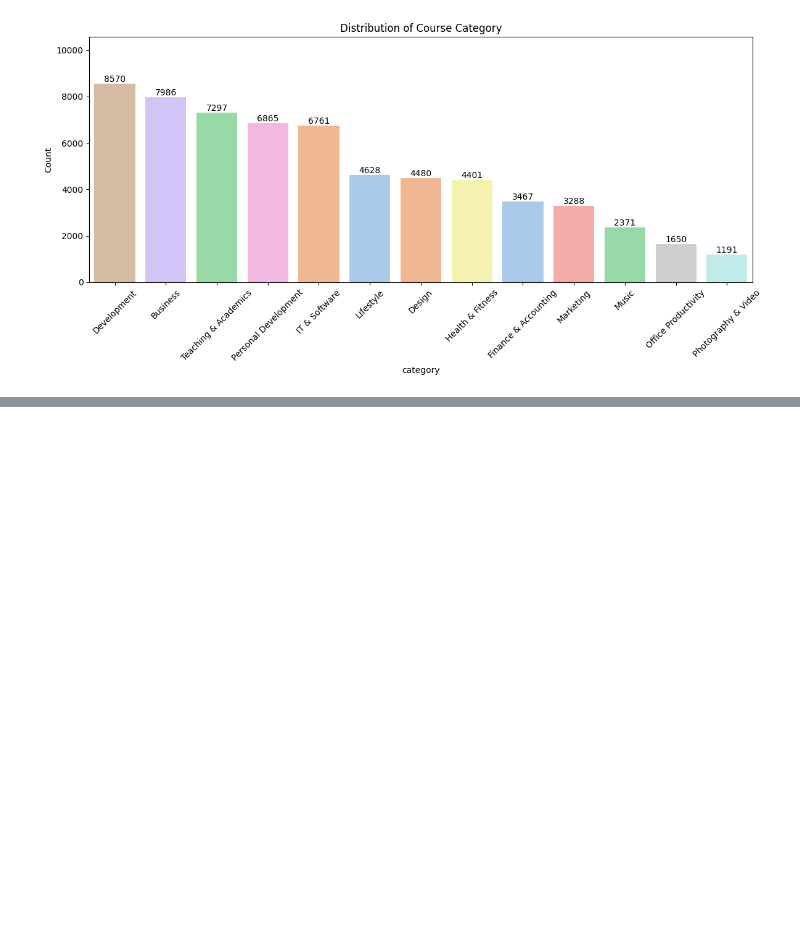
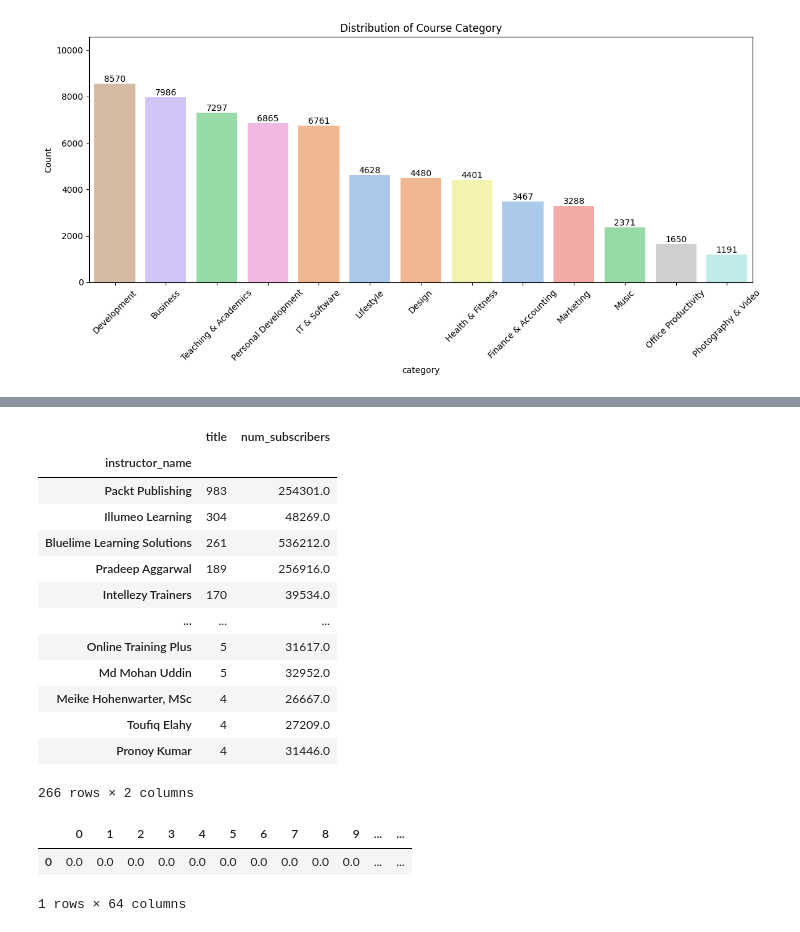
Before and after one commit to MuhammadRhakan/final-project, a Jupyter notebook: Course_Recommendation.ipynb, the cells around one changed output, grey strips where cells are left out. Saved outputs shown, nothing was run; the diff lists cells and outputs as text; code cells hidden in the pictures; blank space fills up the shorter version.

```diff
--- a/Course_Recommendation.ipynb
+++ b/Course_Recommendation.ipynb
@@ -640,3 +710,34 @@ course.info()
+# %%
+def engagement_check(data):
+  engagement = data.copy()
+
+  course_published = engagement.groupby('instructor_name')['title'].count()
+  high_eng = engagement.groupby('instructor_name')['num_subscribers'].sum()
+
+  summary = pd.concat([course_published, high_eng], axis=1)
+
+  top_1_percent = math.ceil(len(summary) * 0.01)
+  summary.head(top_1_percent).sort_values(by='num_subscribers', ascending=False)
+
+  top_1_quantile = summary['num_subscribers'].quantile(0.99)
+  return summary[summary['num_subscribers'] >= top_1_quantile].sort_values(by='title', ascending=False)
+
+engagement_check(course_trim_outliers)
+# %% [output]
+|  | title | num_subscribers |
+| instructor_name |  |  |
+| Packt Publishing | 983 | 254301.0 |
+| Illumeo Learning | 304 | 48269.0 |
+| Bluelime Learning Solutions | 261 | 536212.0 |
+| Pradeep Aggarwal | 189 | 256916.0 |
+| Intellezy Trainers | 170 | 39534.0 |
+| ... | ... | ... |
+| Online Training Plus | 5 | 31617.0 |
+| Md Mohan Uddin | 5 | 32952.0 |
+| Meike Hohenwarter, MSc | 4 | 26667.0 |
+| Toufiq Elahy | 4 | 27209.0 |
+| Pronoy Kumar | 4 | 31446.0 |
+266 rows × 2 columns
 # %%
 def features_type_separation(data):
   semantics = ['title', 'headline']
@@ -672,0 +766,18 @@ semantic_preprocessing(course_dropna, types['semantic'])
+# %%
+def special_treatment_1(data, feature):
+  topic = data[feature].astype(str)
+  labels = [{value: 1} for value in topic]
+
+  hasher = FeatureHasher(n_features=64, input_type='string')
+  hashed_features = hasher.transform(labels)
+
+  hashed = pd.DataFrame(hashed_features.toarray())
+  hashed.columns = hashed.columns.astype(str)
+
+  return hashed
+
+special_treatment_1(course_clean, types['spectreat1'])
+# %% [output]
+|  | 0 | 1 | 2 | 3 | 4 | 5 | 6 | 7 | 8 | 9 | ... | ... |
+| 0 | 0.0 | 0.0 | 0.0 | 0.0 | 0.0 | 0.0 | 0.0 | 0.0 | 0.0 | 0.0 | ... | ... |
+1 rows × 64 columns
```
Also changed, not shown: parts of 20 cells of this notebook.
